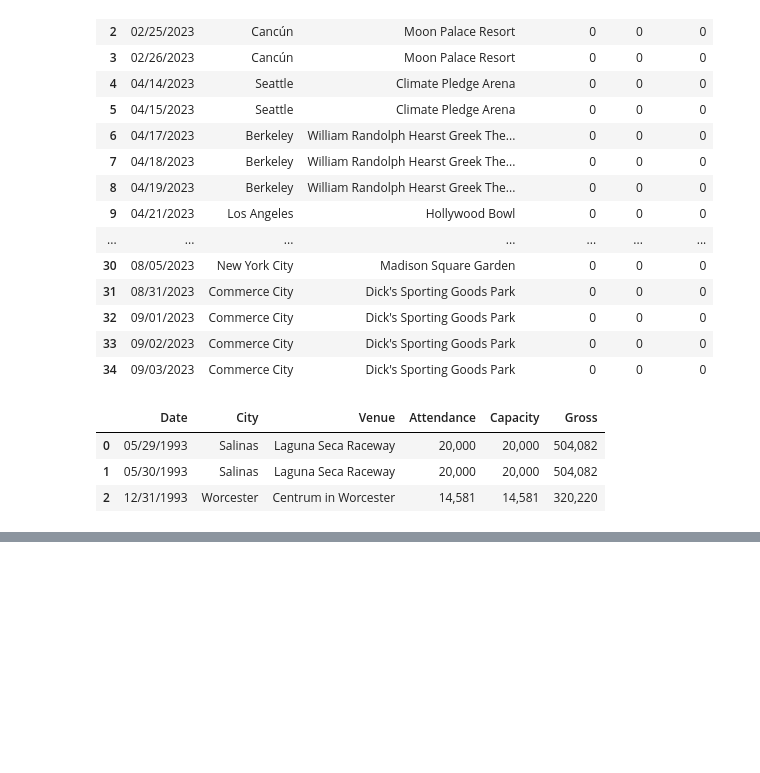
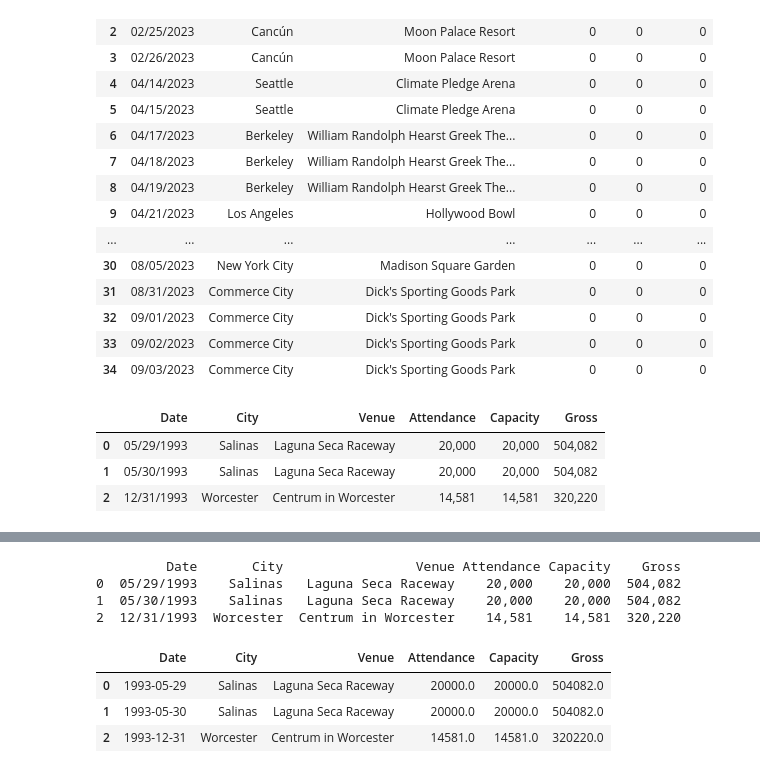
Before and after one commit to digital-buddha42/Phish-data-web-scraping, a Jupyter notebook: Phish Concert Data ETL.ipynb, the cells around one changed output, grey strips where cells are left out. Saved outputs shown, nothing was run; the diff lists cells and outputs as text; code cells hidden in the pictures; blank space fills up the shorter version.

Commit message:
wrote to CSV, loaded to SQLite and PostgreSQL, blurb

```diff
--- a/Phish Concert Data ETL.ipynb
+++ b/Phish Concert Data ETL.ipynb
@@ -1742,0 +1836,16 @@ phish_concert_data[0]
+# %%
+#Check table creation
+database_path = "phish.sqlite"
+Path(database_path).touch()
+
+conn = sqlite3.connect(database_path)
+
+df = pd.read_sql("SELECT * FROM phish_1993", conn)
+print(df.head())
+
+conn.close()
+# %% [output]
+         Date       City                 Venue Attendance Capacity    Gross
+0  05/29/1993    Salinas   Laguna Seca Raceway    20,000    20,000  504,082
+1  05/30/1993    Salinas   Laguna Seca Raceway    20,000    20,000  504,082
+2  12/31/1993  Worcester  Centrum in Worcester    14,581    14,581  320,220
@@ -1742,0 +1860,36 @@ phish_concert_data[0]
+# %%
+# Write CSV files into PostgreSQL
+sql_engine = create_engine('postgresql://postgres:postgres@localhost:5432/phish_db')
+for filename in os.listdir("output"):
+    if filename.endswith(".csv"):
+        df = pd.read_csv(f"output/{filename}")
+
+        df['Attendance'] = df['Attendance'].astype(str).str.replace(',', '').astype(int)
+        df['Capacity'] = df['Capacity'].astype(str).str.replace(',', '').astype(int)
+        df['Gross'] = df['Gross'].astype(str).str.replace(',', '').astype(int)
+
+        df.to_sql(
+        name= os.path.splitext(filename)[0],
+        con=sql_engine,
+        if_exists='replace',
+        index=False,
+        dtype={
+        "Date": DateTime,
+        "City": Text,
+        "Venue": Text,
+        "Attendance": Float,
+        "Capacity": Float,
+        "Gross": Float
+              }
+                )
+# %%
+# Check table creation
+query = "SELECT * FROM phish_1993"
+
+df = pd.read_sql_query(query, sql_engine)
+df.head()
+# %% [output]
+|  | Date | City | Venue | Attendance | Capacity | Gross |
+| 0 | 1993-05-29 | Salinas | Laguna Seca Raceway | 20000.0 | 20000.0 | 504082.0 |
+| 1 | 1993-05-30 | Salinas | Laguna Seca Raceway | 20000.0 | 20000.0 | 504082.0 |
+| 2 | 1993-12-31 | Worcester | Centrum in Worcester | 14581.0 | 14581.0 | 320220.0 |
```
Also changed, not shown: parts of 15 cells of this notebook.
